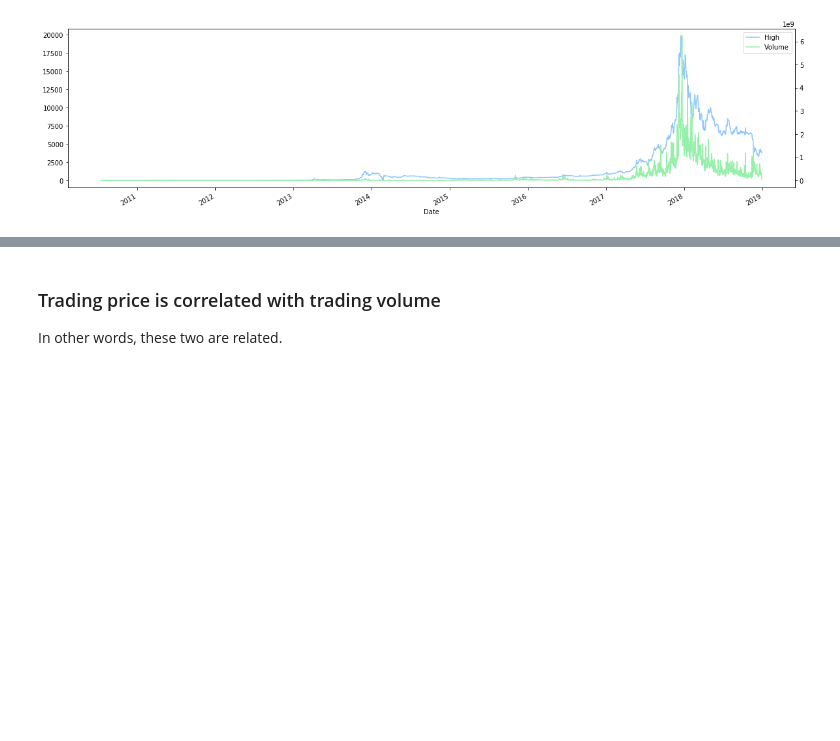
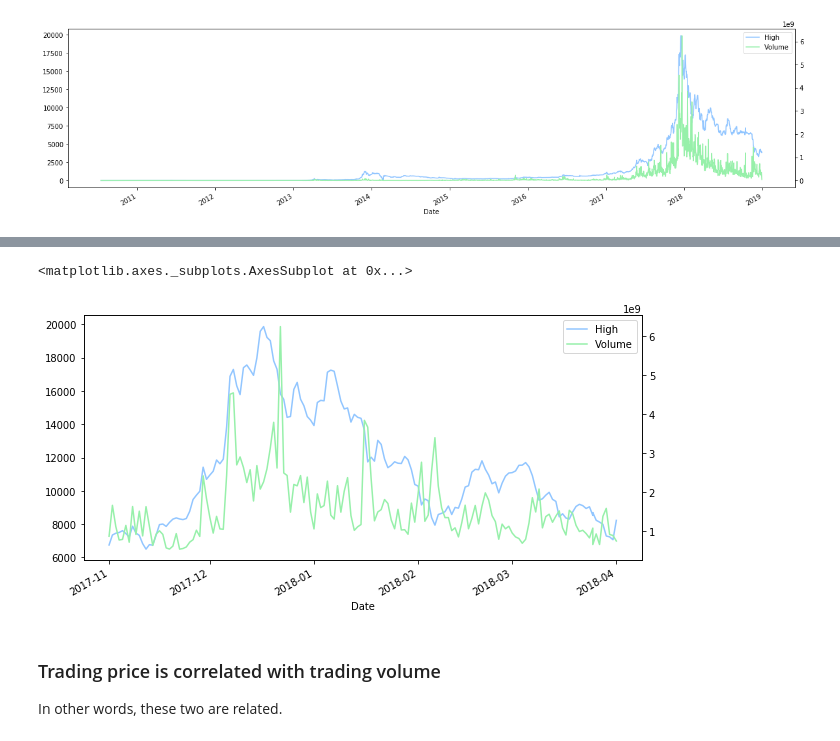
Before and after one commit to magicmathmandarin/IMO, a Jupyter notebook: Bitcoin Trade Time Series.ipynb, the cells around one changed output, grey strips where cells are left out. Cells and saved outputs as stored; diff of their text form; code cells hidden in the pictures; blank space fills up the shorter version.

```diff
--- a/Bitcoin Trade Time Series.ipynb
+++ b/Bitcoin Trade Time Series.ipynb
@@ -101,3 +107,9 @@ blah[['High',"Volume"]].plot(secondary_y=['Volume'], mark_right=False, figsize=(
+# %%
+exuberant_blah = pdr.get_data_yahoo('BTC-USD', start=datetime.datetime(2017, 11, 1), end=datetime.datetime(2018, 4, 1))
+exuberant_blah[['High',"Volume"]].plot(secondary_y=['Volume'], mark_right=False, figsize=(10, 5))
+# %% [output]
+<matplotlib.axes._subplots.AxesSubplot at 0x...>
+[figure, added]
 # %% [markdown]
 ### Trading price is correlated with trading volume
 In other words, these two are related.
```
Also changed, not shown: parts of 1 cell of this notebook.
